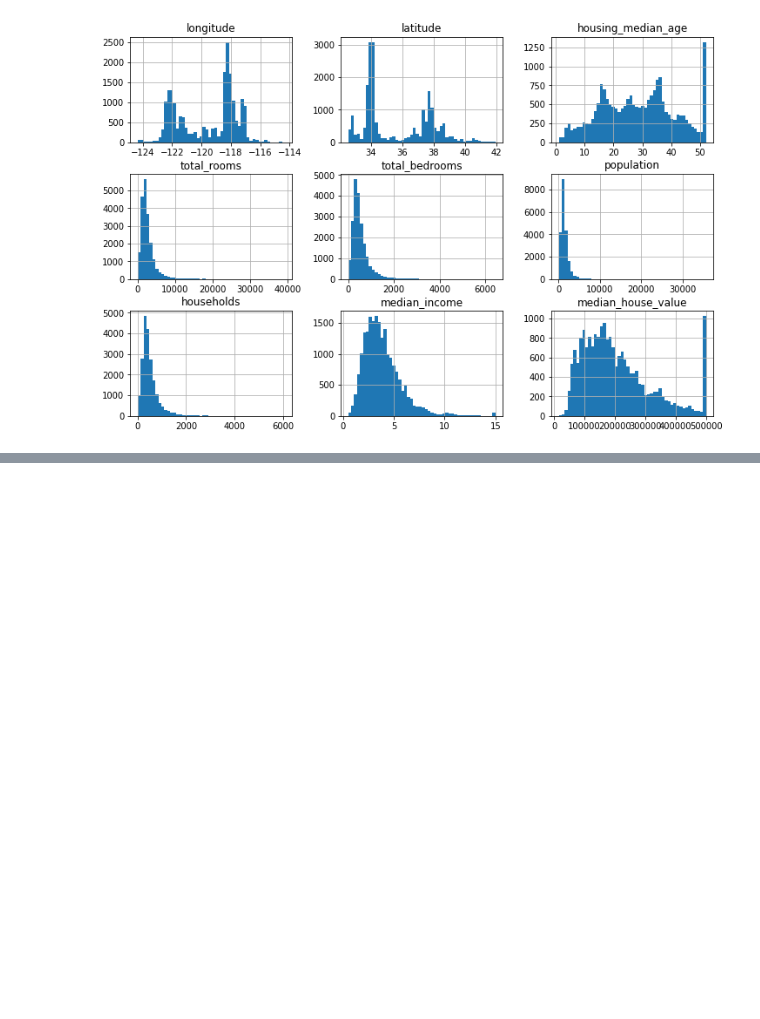
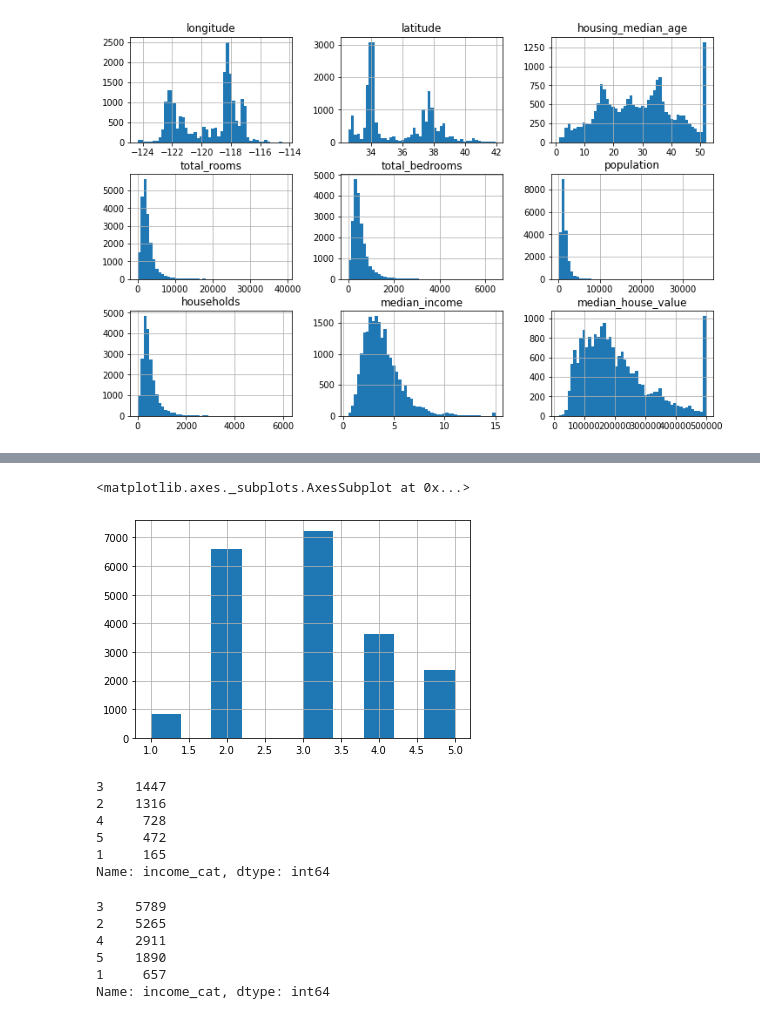
Before and after one commit to iupui-soic/pybootcamp, a Jupyter notebook: sakshishah.ipynb, the cells around one changed output, grey strips where cells are left out. Saved outputs shown, nothing was run; the diff lists cells and outputs as text; code cells hidden in the pictures; blank space fills up the shorter version.

```diff
--- a/sakshishah.ipynb
+++ b/sakshishah.ipynb
@@ -81,0 +129,6 @@ plt.show()
+# %%
+
+housing['income_cat'].hist()
+# %% [output]
+<matplotlib.axes._subplots.AxesSubplot at 0x...>
+[figure, added]
@@ -81,0 +143,20 @@ plt.show()
+# %%
+
+strat_test_set['income_cat'].value_counts()
+# %% [output]
+3    1447
+2    1316
+4     728
+5     472
+1     165
+Name: income_cat, dtype: int64
+# %%
+
+strat_train_set['income_cat'].value_counts()
+# %% [output]
+3    5789
+2    5265
+4    2911
+5    1890
+1     657
+Name: income_cat, dtype: int64
```
Also changed, not shown: parts of 12 cells of this notebook.
